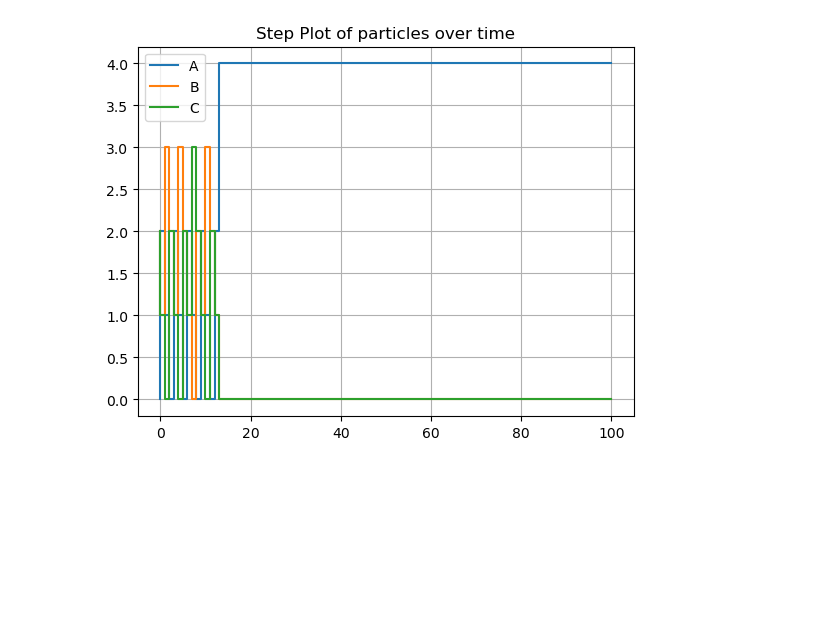
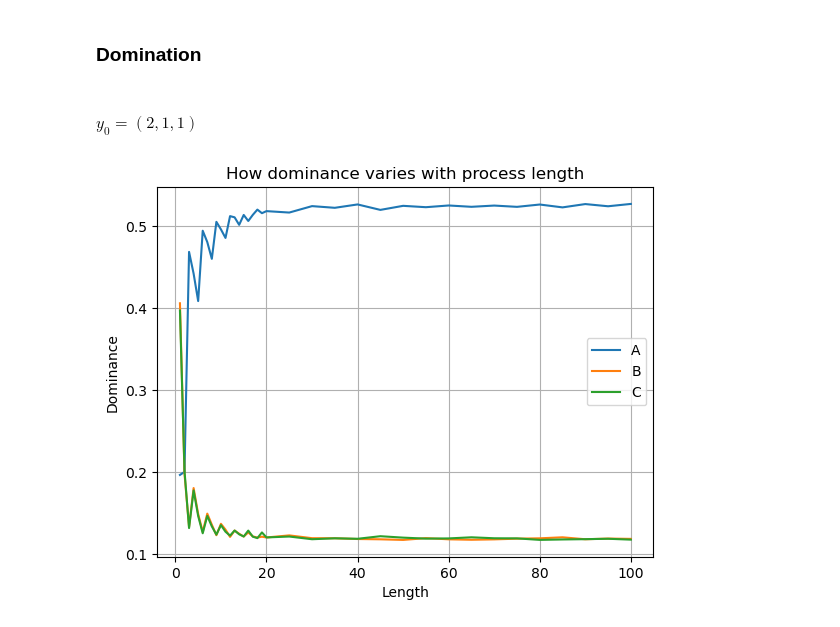
Before and after one commit to ArkinF/MA3K7, a Jupyter notebook: MA3K7 Project P1.ipynb, the cells around one changed output. Drawn from its saved outputs; the diff is of its cells as text; code cells hidden in the pictures; blank space fills up the shorter version.

```diff
--- a/MA3K7 Project P1.ipynb
+++ b/MA3K7 Project P1.ipynb
@@ -11,5 +11,6 @@ import random
 # %%
 def converter(p1, p2):
+    '''defines process of conversion'''
     if p1 == 'A':
         if p2 == 'B':
             p3 = p4 = 'C'
@@ -30,7 +31,8 @@ def converter(p1, p2):
 
     return p3, p4
 # %%
-def collision(a, b, c):
+def collision(a, b, c, display):
+    '''simulates conversion with given starting parameters and alters box constituents'''
     if a==b==0 or b==c==0 or a==c==0:
         return a, b, c
     particles = ['A'] * a + ['B'] * b + ['C'] * c
@@ -43,5 +45,8 @@ def collision(a, b, c):
     particles.append(p3)
     particles.append(p4)
 
+    if display:
+        return p3
+
     return particles.count('A'), particles.count('B'), particles.count('C')
 # %%
@@ -68 +99,10 @@ def collision_sim(a, b, c, n):
+# %%
+def collision_aggregator(a, b, c, T, iterations, stop_early):
+    '''simulates many processes and aggregates'''
+    vals = np.zeros(3)
+
+    for _ in range(iterations):
+        vals += collision_sim(a, b, c, T, False, stop_early)
+
+    return vals / iterations
 # %% [markdown]
@@ -70,4 +137,18 @@ def collision_sim(a, b, c, n):
+# %% [markdown]
+### Domination
+# %% [markdown]
+#### $y_0=(2,1,1)$
 # %%
-collision_sim(0, 2, 2, 100)
+iterations = 10000
+n_val = np.concatenate((np.arange(1,20,1), np.arange(20,101,5)))
+dominance_val = [collision_aggregator(2, 1, 1, n, iterations, True) for n in n_val]
+
+plt.plot(n_val, dominance_val, label = ['A','B','C'])
+plt.title('How dominance varies with process length')
+plt.xlabel('Length')
+plt.ylabel('Dominance')
+plt.legend()
+plt.grid()
+plt.show()
 # %% [output]
-[figure, old version]
+[figure, new version]
```
Also changed, not shown: parts of 20 cells of this notebook, 1 other file.
